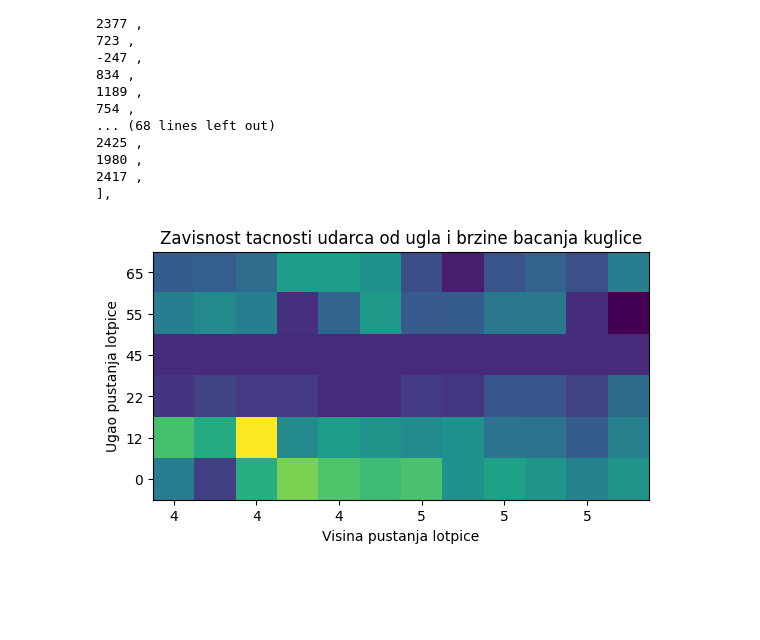
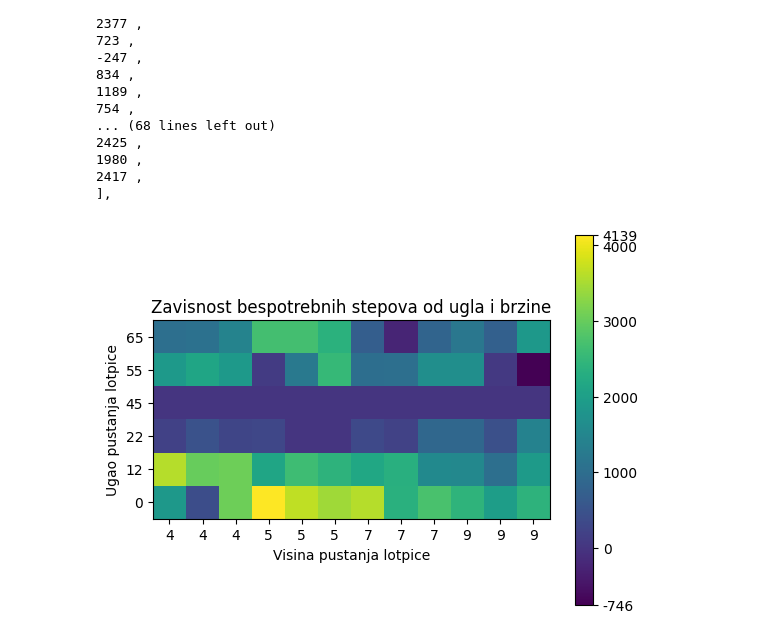
Before and after one commit to pfe-rs/lk-s-2023-golman, a Jupyter notebook: ObradaMerenja.ipynb, the cells around one changed output. Cells and saved outputs as stored; diff of their text form; code cells hidden in the pictures; blank space fills up the shorter version.

```diff
--- a/ObradaMerenja.ipynb
+++ b/ObradaMerenja.ipynb
@@ -242,7 +242,7 @@ max=[[
 [
 3589 ,
 3006 ,
-5355 ,
+3058 ,
 2131 ,
 2631 ,
 2408 ,
@@ -250,35 +250,36 @@ max=[[
 2341 ,
 1570 ,
 1538 ,
 1041 ,
 1910 ,
 ],
 [
 1863 ,
 400 ,
 3068 ,
 4139 ,
 3663 ,
 3439 ,
 3600 ,
 2358 ,
 2739 ,
 2425 ,
 1980 ,
 2417 ,
 ]]
 
 
 fig = plt.figure()
 ax = fig.add_subplot(111)
 cax = ax.imshow(max, interpolation='nearest')
+ax.set_xticks([0, 1, 2, 3, 4, 5, 6, 7, 8, 9, 10, 11])
 ax.set_yticklabels(["lol","65" ,"55","45","22","12","0"])
-ax.set_xticklabels(["lol","4" ,"4" ,"4" ,"5","5","5","7","7","7","9","9","9"])
-ax.set_title("Zavisnost tacnosti udarca od ugla i brzine bacanja kuglice")
-#cbar = fig.colorbar(cax, ticks=[1,0,1])
-#cbar.ax.set_yticklabels([ "URADIO STA JE TREBAO","URADIO STA JE TREBAO","URADIO STA JE TREBAO"])
+ax.set_xticklabels(["4" ,"4" ,"4" ,"5","5","5","7","7","7","9","9","9"])
+ax.set_title("Zavisnost bespotrebnih stepova od ugla i brzine")
+cbar = fig.colorbar(cax, ticks=[-746,0,1000,2000,3000,4000,4139])
+cbar.ax.set_yticklabels([ "-746","0","1000","2000","3000","4000","4139"])
 plt.xlabel("Visina pustanja lotpice")
 plt.ylabel("Ugao pustanja lotpice")
 plt.show()
 # %% [output]
-[figure, old version]
+[figure, new version]
```
